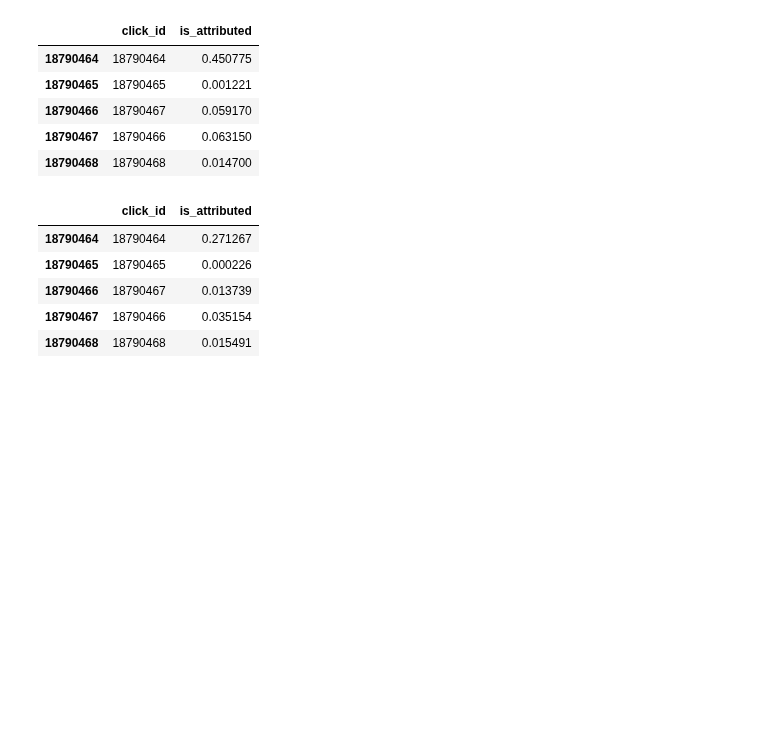
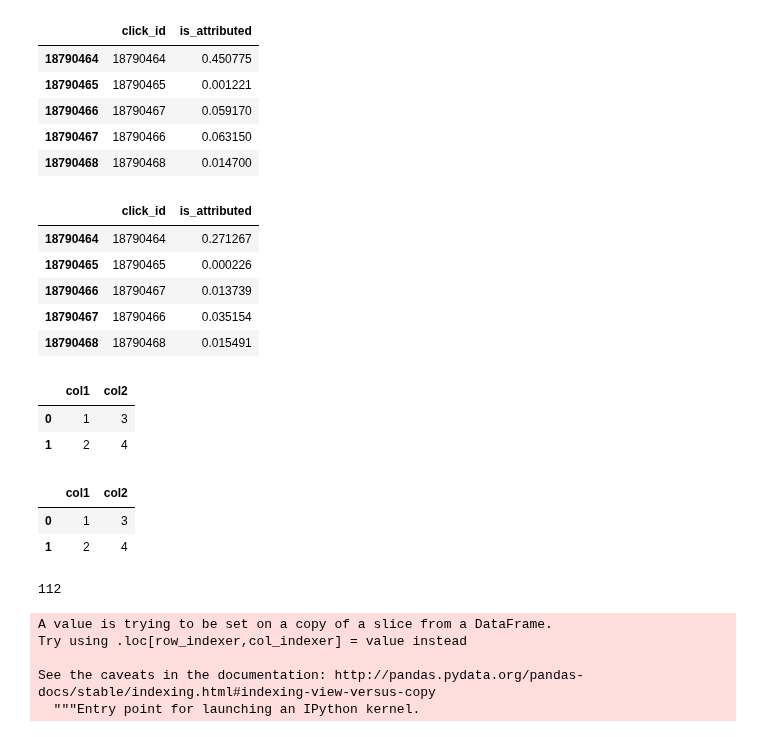
Before and after one commit to wluo-personal/Kaggle, a Jupyter notebook: talkingdata/sc/blend_and_analysis.ipynb, the cells around one changed output. Cells and saved outputs as stored; diff of their text form; code cells hidden in the pictures; blank space fills up the shorter version.

```diff
--- a/talkingdata/sc/blend_and_analysis.ipynb
+++ b/talkingdata/sc/blend_and_analysis.ipynb
@@ -165,0 +278,9 @@ sub1.tail()
+# %%
+d = {'col1': [1, 2], 'col2': [3, 4]}
+df = pd.DataFrame(data=d)
+# %%
+df
+# %% [output]
+|  | col1 | col2 |
+| 0 | 1 | 3 |
+| 1 | 2 | 4 |
@@ -165,0 +289,18 @@ sub1.tail()
+# %%
+df1
+# %% [output]
+|  | col1 | col2 |
+| 0 | 1 | 3 |
+| 1 | 2 | 4 |
+# %%
+del df; import gc; gc.collect()
+# %% [output]
+112
+# %%
+df1['new'] = df1['col1'].apply(str)
+# %% [output]
+A value is trying to be set on a copy of a slice from a DataFrame.
+Try using .loc[row_indexer,col_indexer] = value instead
+
+See the caveats in the documentation: http://pandas.pydata.org/pandas-docs/stable/indexing.html#indexing-view-versus-copy
+  """Entry point for launching an IPython kernel.
```
Also changed, not shown: parts of 11 cells of this notebook, 1 other file.
